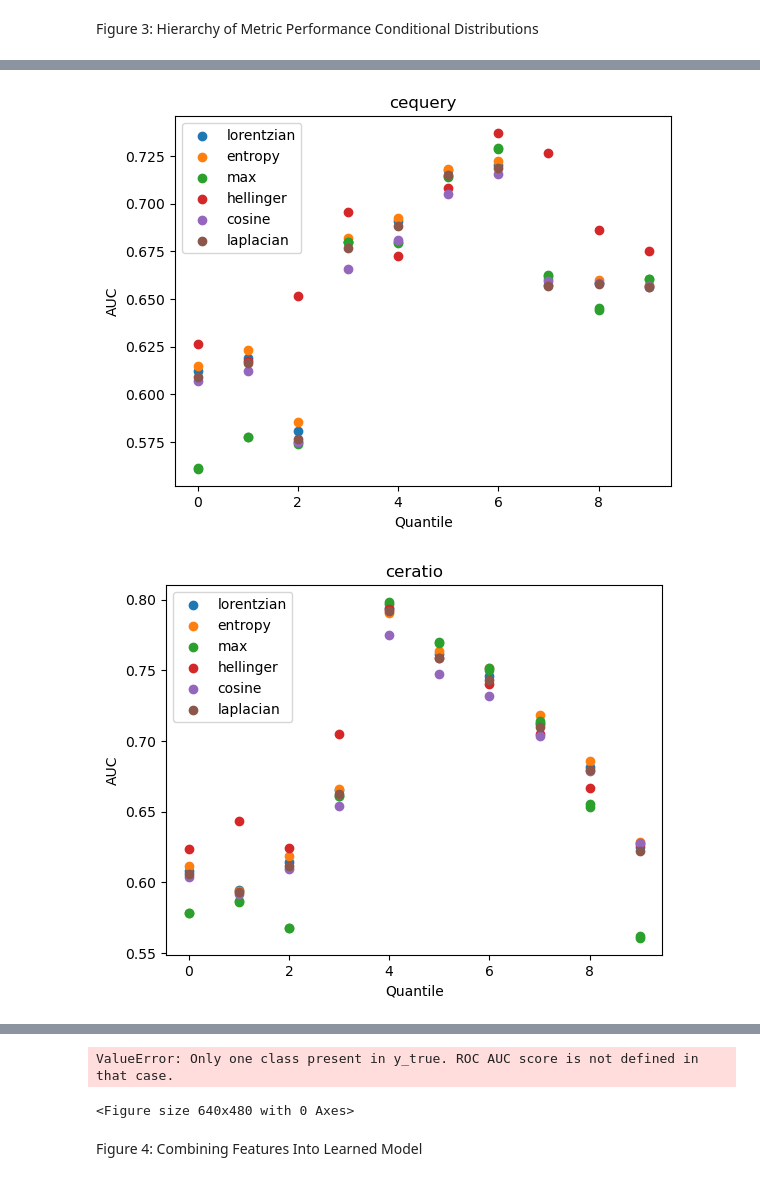
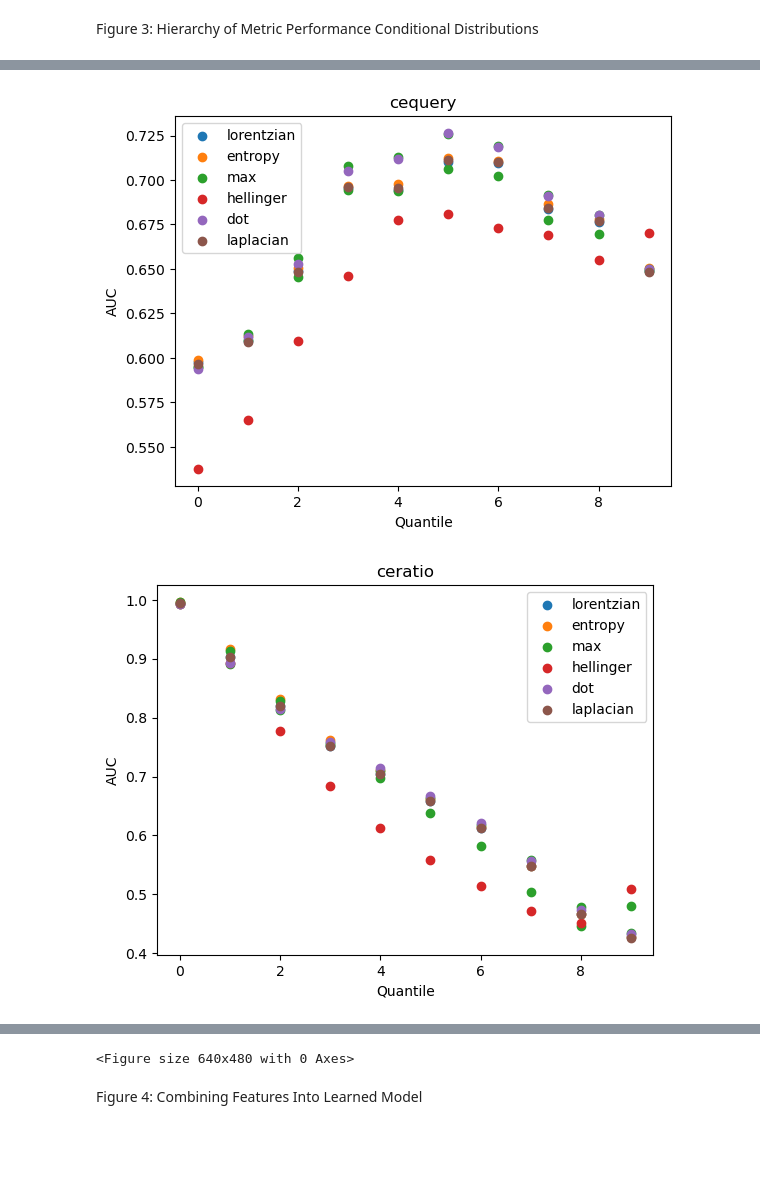
Before and after one commit to Jbug1/SpecSim, a Jupyter notebook: figures.ipynb, the cells around one changed output, grey strips where cells are left out. Drawn from its saved outputs; the diff is of its cells as text; code cells hidden in the pictures; blank space fills up the shorter version.

```diff
--- a/figures.ipynb
+++ b/figures.ipynb
@@ -25,13 +26,13 @@ from collections import Counter
 #Set path variables where we want to save created datasets, intermediate outputs, etc
 #If you want to run this on your own computer, obviously you should update the path
 
-outputs_path='/Users/jonahpoczobutt/projects/specsim_res/nist_23_self'
+outputs_path='/Users/jonahpoczobutt/projects/specsim_res/testy'
 os.mkdir(outputs_path)
 
 
 nist14='/Users/jonahpoczobutt/projects/raw_data/db_csvs/nist14_highres.pkl'
-nist23_hr_base = '/Users/jonahpoczobutt/projects/raw_data/db_csvs/nist23_base.pkl'
-nist_23_hr_full ='/Users/jonahpoczobutt/projects/raw_data/db_csvs/nist23_full.pkl'
+nist23_hr_prot_deprot_only = '/Users/jonahpoczobutt/projects/raw_data/db_csvs/nist23_prot_deprot_only.pkl'
+nist23_hr_full ='/Users/jonahpoczobutt/projects/raw_data/db_csvs/nist23_full.pkl'
 gnps='/Users/jonahpoczobutt/projects/raw_data/db_csvs/gnps_highres.pkl'
 mona='/Users/jonahpoczobutt/projects/raw_data/db_csvs/mona_highres.pkl'
 metlin='/Users/jonahpoczobutt/projects/raw_data/db_csvs/metlin_highres_inst.pkl'
@@ -39,8 +40,8 @@ mona_nist = '/Users/jonahpoczobutt/projects/raw_data/db_csvs/mona_nist_prot_only
 
 #Set the query and target dbs
 #these can be different or the same
-query = nist23_hr_base
-target = nist23_hr_base
+query = nist23_hr_full
+target = nist23_hr_full
 
 #This variable toggles whether we do a full run of the notebook, or if we read in variables created in a previous run
 fullRun=True
@@ -49,6 +50,7 @@ fullRun=True
 if fullRun:
 
     os.mkdir(f'{outputs_path}/intermediateOutputs')
+    os.mkdir(f'{outputs_path}/matchStats')
     os.mkdir(f'{outputs_path}/intermediateOutputs/fullSearchMatches')
     os.mkdir(f'{outputs_path}/intermediateOutputs/splitMatches')
     os.mkdir(f'{outputs_path}/intermediateOutputs/quantileDfs')
@@ -126,6 +126,7 @@ centroid_tolerance_vals = [0.05,0.1]
 centroid_tolerance_types=['da','da']
 powers=[0.25,1,'orig','normalent']
 sim_methods=None
+prec_removes=[True, False]
 
 if fullRun:
     #we will evaluate the performace of the individual metrics on a large sample from the
@@ -134,14 +135,13 @@ if fullRun:
     #reload queries and target for individual comparison
     query_=pd.read_pickle(query)
     target_=pd.read_pickle(target)
-    #target_ = target_.set_index(['mode', 'precursor'])
-    #print('indexed')
 
     #shuffle query to ensure random subset
     query_.sample(frac=1)
 
     for i in ppm_windows:
 
+        #create a new matches df for each ppm window
         matches = datasetBuilder.create_matches_df_new(query_,target_,i,max_matches,size, adduct_match)
         matches.to_pickle(f'{outputs_path}/intermediateOutputs/fullSearchMatches/matches_{i}_ppm.pkl')
 
@@ -152,6 +152,7 @@ if fullRun:
                                 centroid_types=centroid_tolerance_types,
                                 powers=powers,
                                 sim_methods=sim_methods,
+                                prec_removes=prec_removes,
                                 matches=matches,
                                 outpath = f'{outputs_path}/fig1/{i}_ppm.csv',
                                 )
@@ -267,7 +350,7 @@ Figure 3: Hierarchy of Metric Performance Conditional Distributions
 #consider all the below metrics
 reload(plotAndOrderResults)
 reload(tests)
-metrics=['lorentzian','lorentzian_jonah','entropy','max_entropy','hellinger','max_bhattacharya_2','cosine','laplacian']
+metrics=['lorentzian','lorentzian_jonah','entropy','max_entropy','hellinger','max_dot_product','dot_product','laplacian']
 quantile_variables = ['precquery', 'cequery','ceratio','ceabs', 'npeaks_query','normalent_query','ent_query','mass_reduction_query']
 quantile_num=10
 
@@ -290,2 +373,2 @@ for i in ppm_windows:
-[figure, old version]
+[figure, new version]
-[figure, old version]
+[figure, new version]
@@ -293,5 +380,4 @@ for i in ppm_windows:
-ValueError: Only one class present in y_true. ROC AUC score is not defined in that case.
+<Figure size 640x480 with 0 Axes>
-<Figure size 640x480 with 0 Axes>
 # %% [markdown]
 Figure 4: Combining Features Into Learned Model
 # %% [markdown]
```
Also changed, not shown: parts of 16 cells of this notebook.
